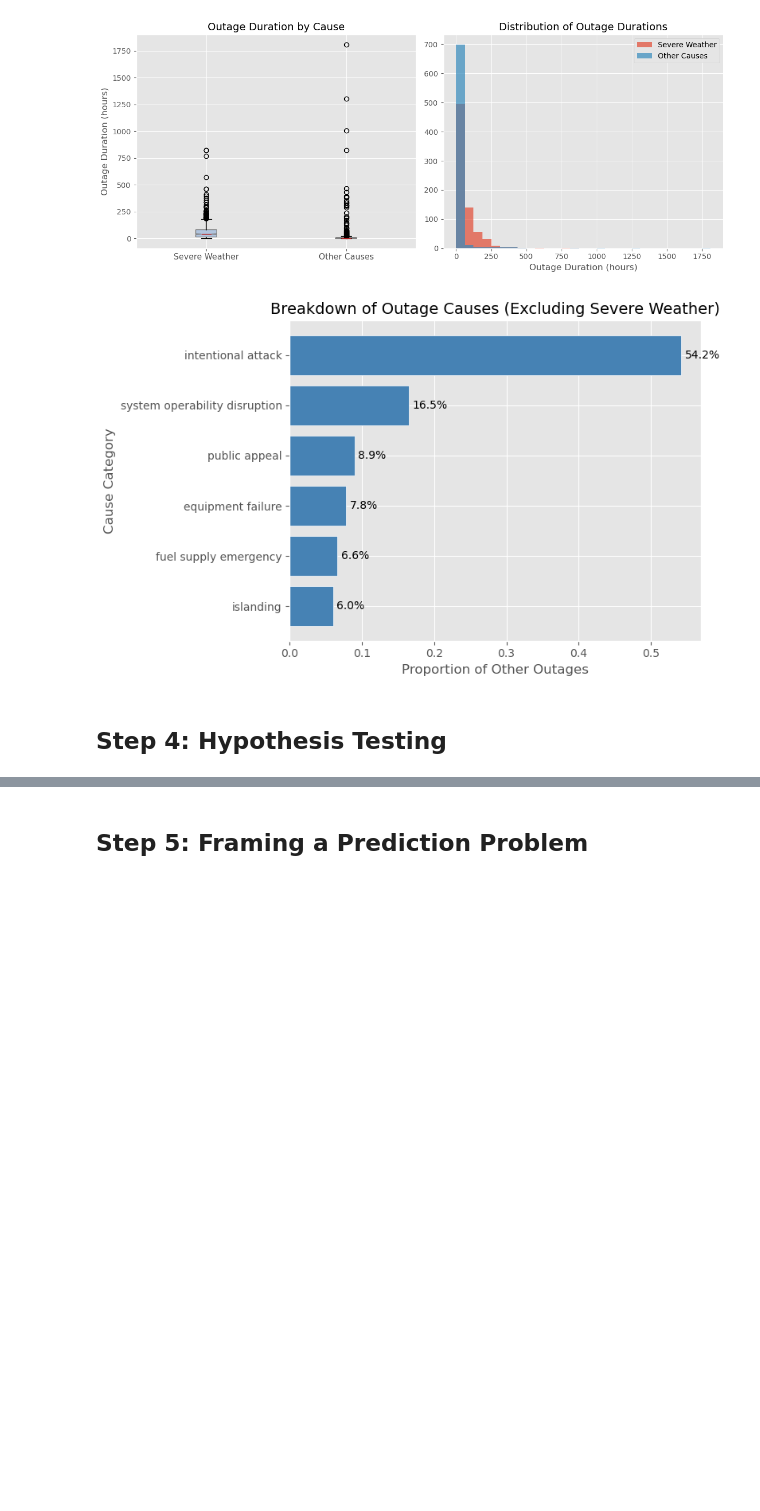
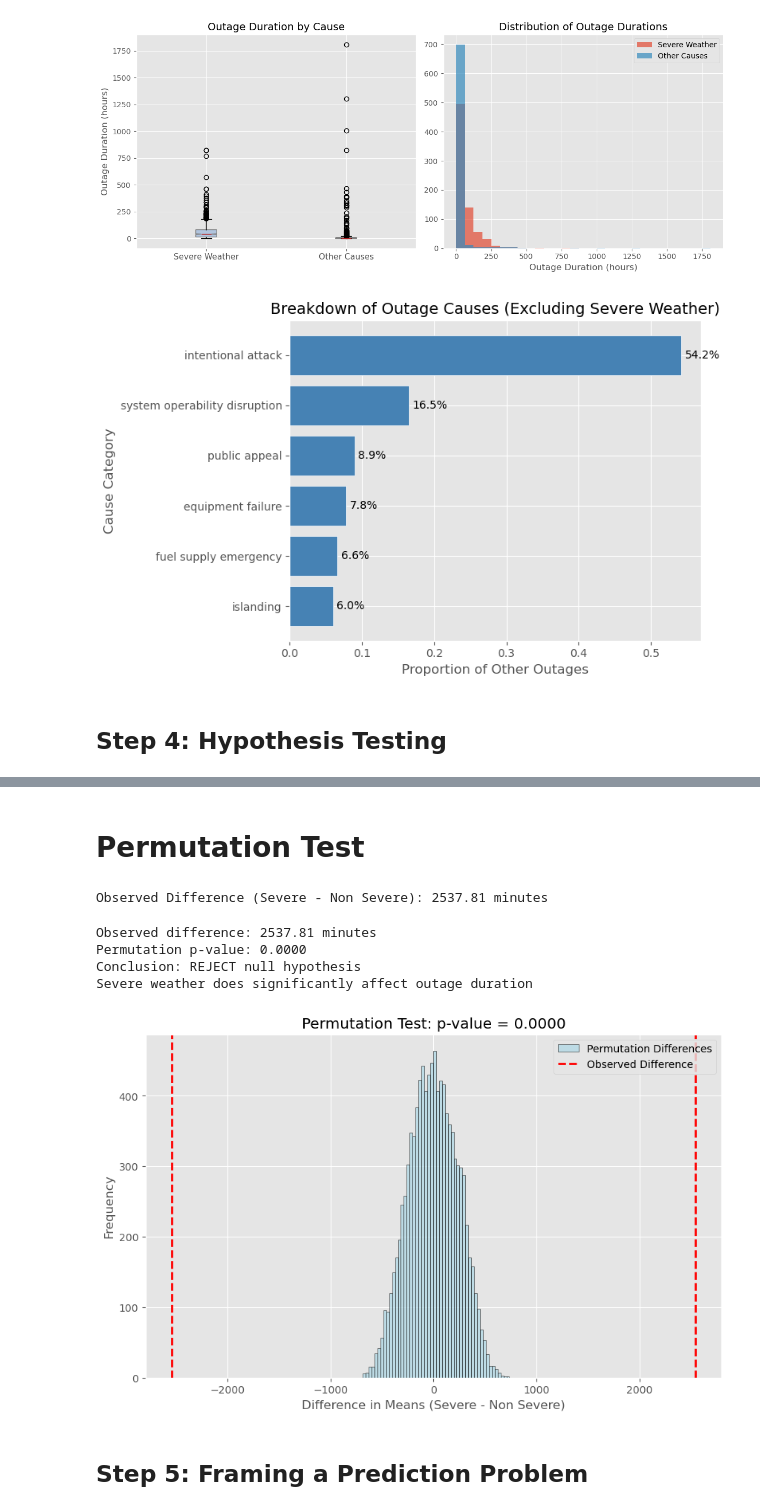
Before and after one commit to shaing04/power-outages-analysis, a Jupyter notebook: template.ipynb, the cells around one changed output, grey strips where cells are left out. Saved outputs shown, nothing was run; the diff lists cells and outputs as text; code cells hidden in the pictures; blank space fills up the shorter version.

Commit message:
Update template.ipynb
updated bivariate analysis, hypothesis testing, model

```diff
--- a/template.ipynb
+++ b/template.ipynb
@@ -346,0 +295,7 @@ plt.show()
+# %%
+hypothesis_df = outages_df.copy()
+hypothesis_df['OUTAGE.DURATION'] = pd.to_numeric(
+    hypothesis_df['OUTAGE.DURATION'], errors='coerce'
+)
+
+hypothesis_df.head()
@@ -347,2 +309,48 @@ plt.show()
+# %% [markdown]
+# Permutation Test
+# %%
+severe_weather = hypothesis_df[hypothesis_df['CAUSE.CATEGORY'] == 'severe weather']['OUTAGE.DURATION']
+non_severe = hypothesis_df[hypothesis_df['CAUSE.CATEGORY'] != 'severe weather']['OUTAGE.DURATION']
+
+severe_weather = severe_weather.dropna()
+non_severe = non_severe.dropna()
+
+
+observed_diff = severe_weather.mean() - non_severe.mean()
+print(f"Observed Difference (Severe - Non Severe): {observed_diff:.2f} minutes")
+# %% [output]
+Observed Difference (Severe - Non Severe): 2537.81 minutes
+# %%
+combined = np.concatenate([severe, non_severe])
+n_perm = 10000
+perm_diffs = np.zeros(n_perm)
+
+for i in range(n_perm):
+    shuffled = np.random.permutation(combined)
+    perm_diffs[i] = shuffled[:len(severe)].mean() - shuffled[len(severe):].mean()
+
+p_val = (np.abs(perm_diffs) >= np.abs(observed_diff)).mean()
+
+print(f"Observed difference: {observed_diff:.2f} minutes")
+print(f"Permutation p-value: {p_val:.4f}")
+print(f"Conclusion: {'REJECT' if p_val < 0.05 else 'DO NOT REJECT'} null hypothesis")
+print(f"Severe weather {'does' if p_val < 0.05 else 'does NOT'} significantly affect outage duration")
+# %% [output]
+Observed difference: 2537.81 minutes
+Permutation p-value: 0.0000
+Conclusion: REJECT null hypothesis
+Severe weather does significantly affect outage duration
+# %%
+plt.figure(figsize=(10, 6))
+plt.hist(perm_diffs, bins=50, edgecolor='k', alpha=0.7, label='Permutation Differences', color ='lightblue')
+plt.axvline(observed_diff, color='red', linestyle='--', linewidth=2, label='Observed Difference')
+plt.axvline(-observed_diff, color='red', linestyle='--', linewidth=2)
+plt.xlabel('Difference in Means (Severe - Non Severe)')
+plt.ylabel('Frequency')
+plt.title(f'Permutation Test: p-value = {p_val:.4f}')
+plt.legend()
+plt.show()
+# %% [output]
+[figure, added]
 # %% [markdown]
 ## Step 5: Framing a Prediction Problem
```
Also changed, not shown: parts of 23 cells of this notebook.
